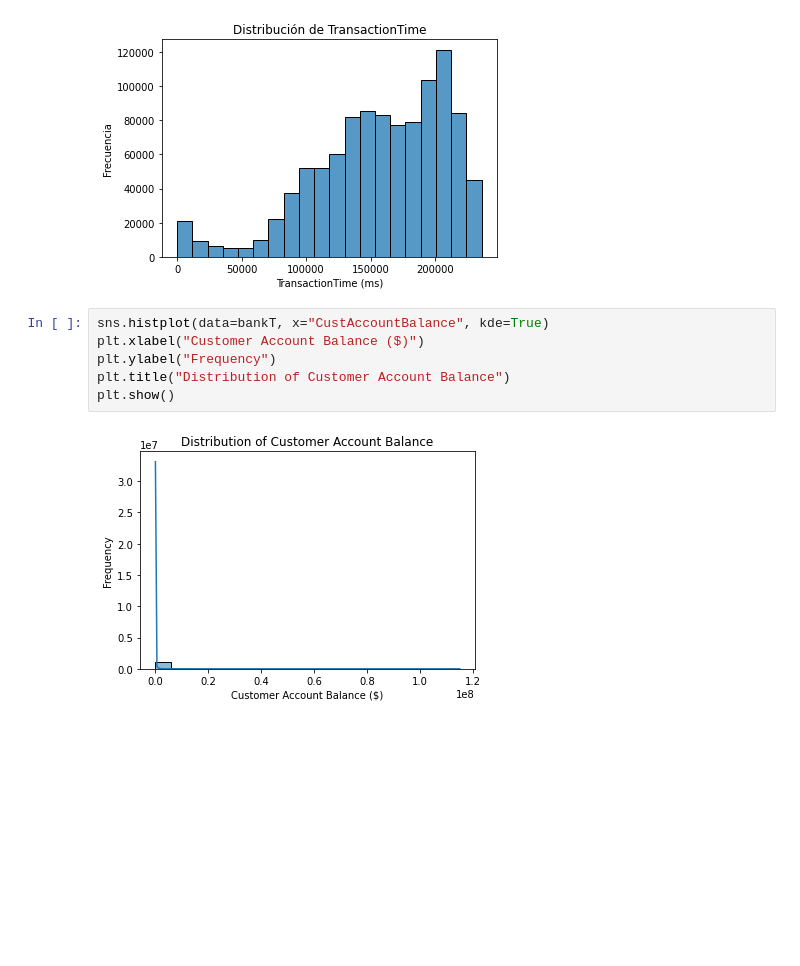
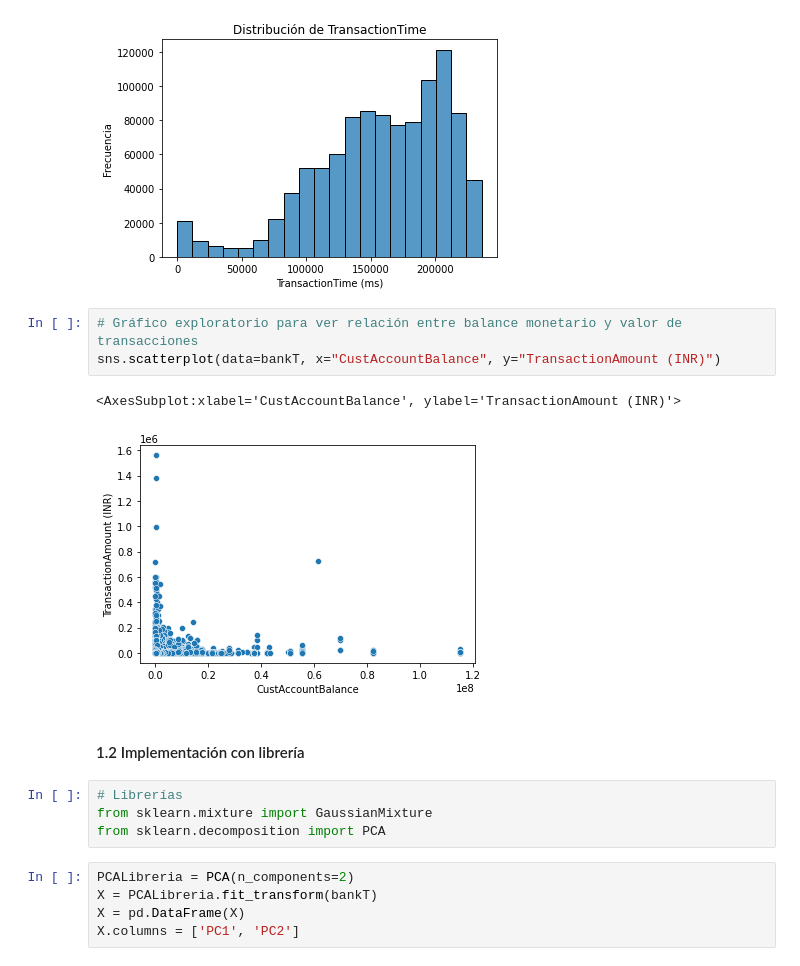
Before and after one commit to aleg001/Lab8, a Jupyter notebook: Lab8.ipynb, the cells around one changed output. Drawn from its saved outputs; the diff is of its cells as text; blank space fills up the shorter version.

```diff
--- a/Lab8.ipynb
+++ b/Lab8.ipynb
@@ -73,11 +101,20 @@ plt.title("Distribución de TransactionTime")
 plt.show()
 # %% [output]
 [figure]
-# %%
-sns.histplot(data=bankT, x="CustAccountBalance", kde=True)
-plt.xlabel("Customer Account Balance ($)")
-plt.ylabel("Frequency")
-plt.title("Distribution of Customer Account Balance")
-plt.show()
-# %% [output]
-[figure, removed]
+# %%
+# Gráfico exploratorio para ver relación entre balance monetario y valor de transacciones
+sns.scatterplot(data=bankT, x="CustAccountBalance", y="TransactionAmount (INR)")
+# %% [output]
+<AxesSubplot:xlabel='CustAccountBalance', ylabel='TransactionAmount (INR)'>
+[figure, added]
+# %% [markdown]
+#### 1.2 Implementación con librería
+# %%
+# Librerías
+from sklearn.mixture import GaussianMixture
+from sklearn.decomposition import PCA
+# %%
+PCALibreria = PCA(n_components=2)
+X = PCALibreria.fit_transform(bankT)
+X = pd.DataFrame(X)
+X.columns = ['PC1', 'PC2']
```
Also changed, not shown: parts of 15 cells of this notebook.
